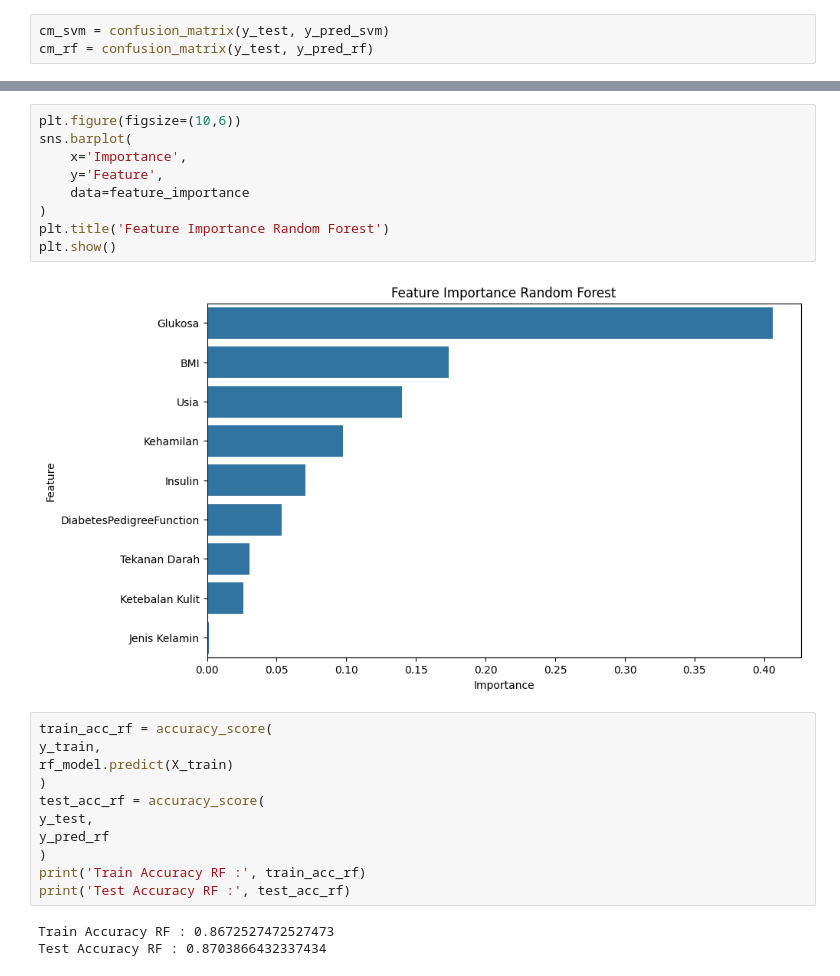
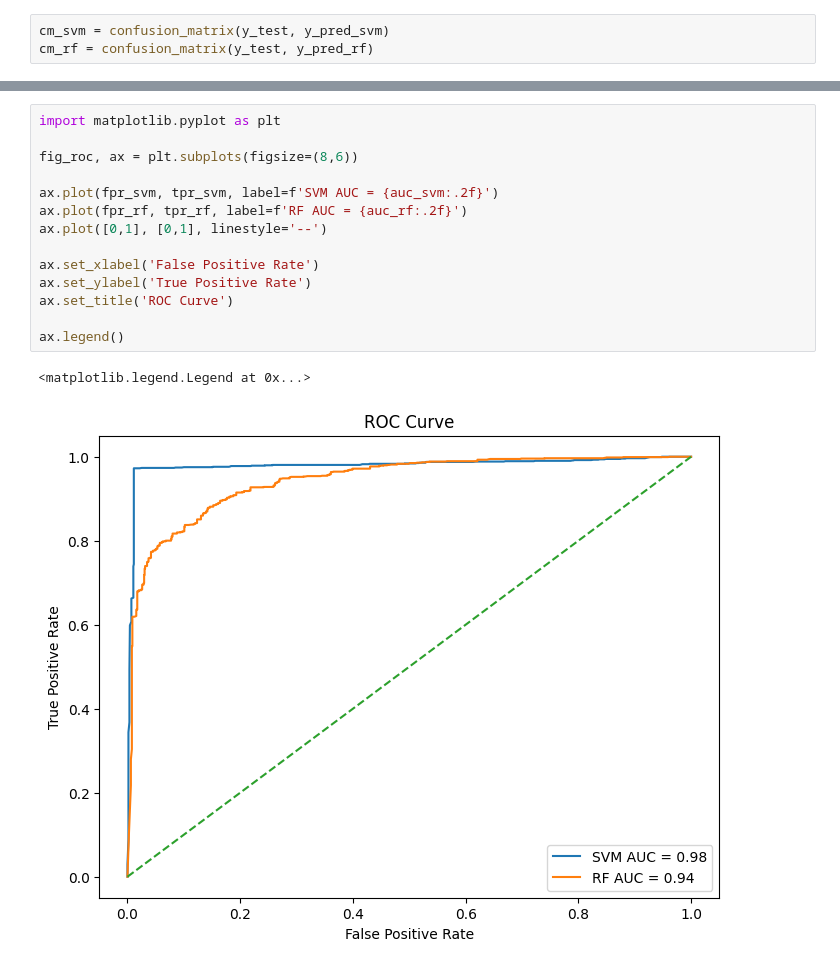
Before and after one commit to RazcelFernandes/SKRIPSI-S1, a Jupyter notebook: Klasifikasi.ipynb, the cells around one changed output, grey strips where cells are left out. Drawn from its saved outputs; the diff is of its cells as text.

```diff
--- a/Klasifikasi.ipynb
+++ b/Klasifikasi.ipynb
@@ -298,25 +302,17 @@ print(feature_importance)
-# %%
-plt.figure(figsize=(10,6))
-sns.barplot(
-    x='Importance',
-    y='Feature',
-    data=feature_importance
-)
-plt.title('Feature Importance Random Forest')
-plt.show()
-# %% [output]
-[figure, removed]
-# %%
-train_acc_rf = accuracy_score(
-y_train,
-rf_model.predict(X_train)
-)
-test_acc_rf = accuracy_score(
-y_test,
-y_pred_rf
-)
-print('Train Accuracy RF :', train_acc_rf)
-print('Test Accuracy RF :', test_acc_rf)
-# %% [output]
-Train Accuracy RF : 0.8672527472527473
-Test Accuracy RF : 0.8703866432337434
+# %%
+import matplotlib.pyplot as plt
+
+fig_roc, ax = plt.subplots(figsize=(8,6))
+
+ax.plot(fpr_svm, tpr_svm, label=f'SVM AUC = {auc_svm:.2f}')
+ax.plot(fpr_rf, tpr_rf, label=f'RF AUC = {auc_rf:.2f}')
+ax.plot([0,1], [0,1], linestyle='--')
+
+ax.set_xlabel('False Positive Rate')
+ax.set_ylabel('True Positive Rate')
+ax.set_title('ROC Curve')
+
+ax.legend()
+# %% [output]
+<matplotlib.legend.Legend at 0x...>
+[figure, added]
```
Also changed, not shown: parts of 36 cells of this notebook, 14 other files.
